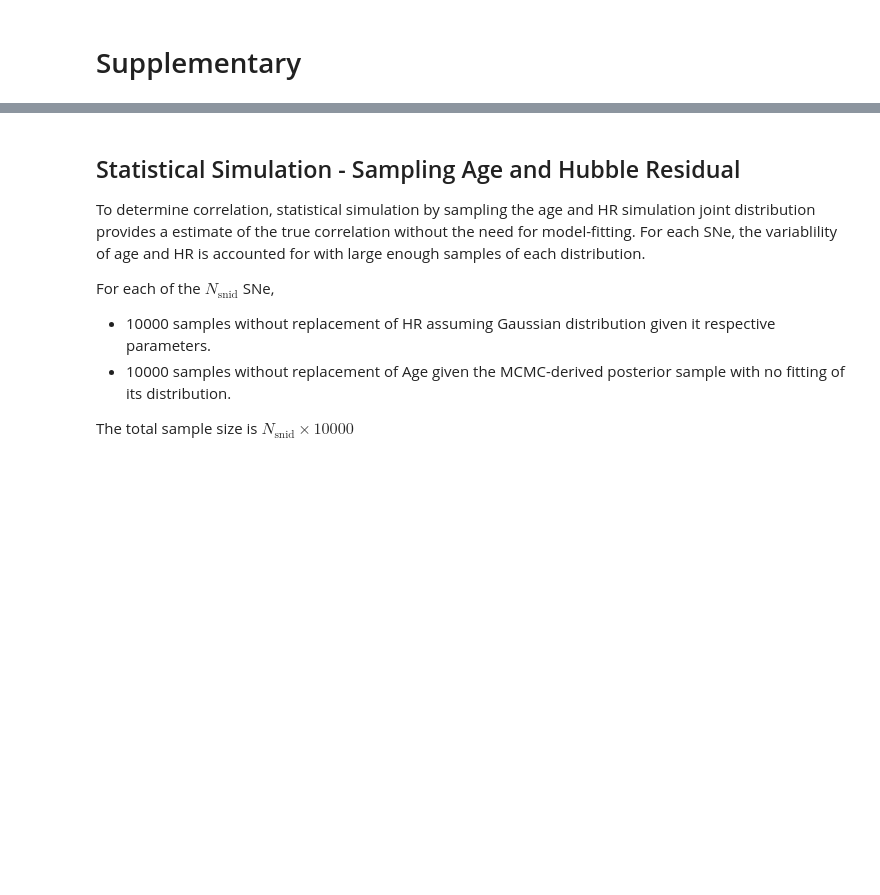
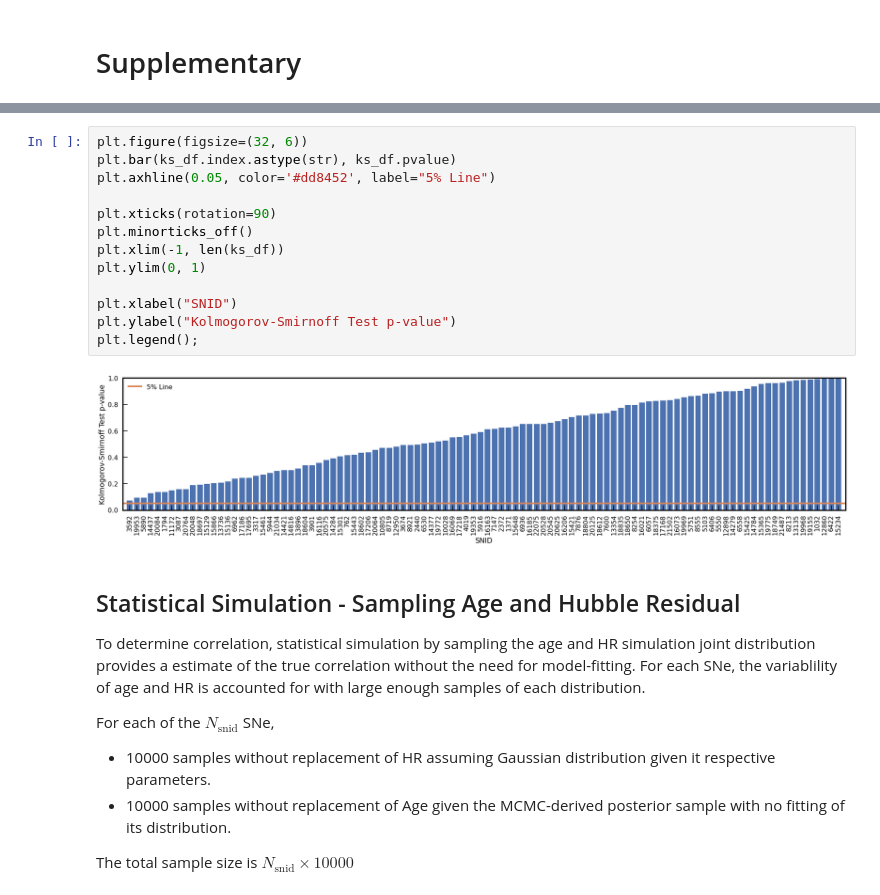
Before and after one commit to ketozhang/statistical-methods-on-sne-ia-luminosity-evolution, a Jupyter notebook: report.ipynb, the cells around one changed output, grey strips where cells are left out. Cells and saved outputs as stored; diff of their text form; blank space fills up the shorter version.

```diff
--- a/report.ipynb
+++ b/report.ipynb
@@ -501,3 +584,18 @@ Proposed Model     & -0.030 &      0.081 \\
+# %%
+plt.figure(figsize=(32, 6))
+plt.bar(ks_df.index.astype(str), ks_df.pvalue)
+plt.axhline(0.05, color='#dd8452', label="5% Line")
+
+plt.xticks(rotation=90)
+plt.minorticks_off()
+plt.xlim(-1, len(ks_df))
+plt.ylim(0, 1)
+
+plt.xlabel("SNID")
+plt.ylabel("Kolmogorov-Smirnoff Test p-value")
+plt.legend();
+# %% [output]
+[figure, added]
 # %% [markdown]
 ## Statistical Simulation - Sampling Age and Hubble Residual
 To determine correlation, statistical simulation by sampling the age and HR simulation joint distribution provides a estimate of the true correlation without the need for model-fitting. For each SNe, the variablility of age and HR is accounted for with large enough samples of each distribution.
```
Also changed, not shown: parts of 10 cells of this notebook, 7 other files.
